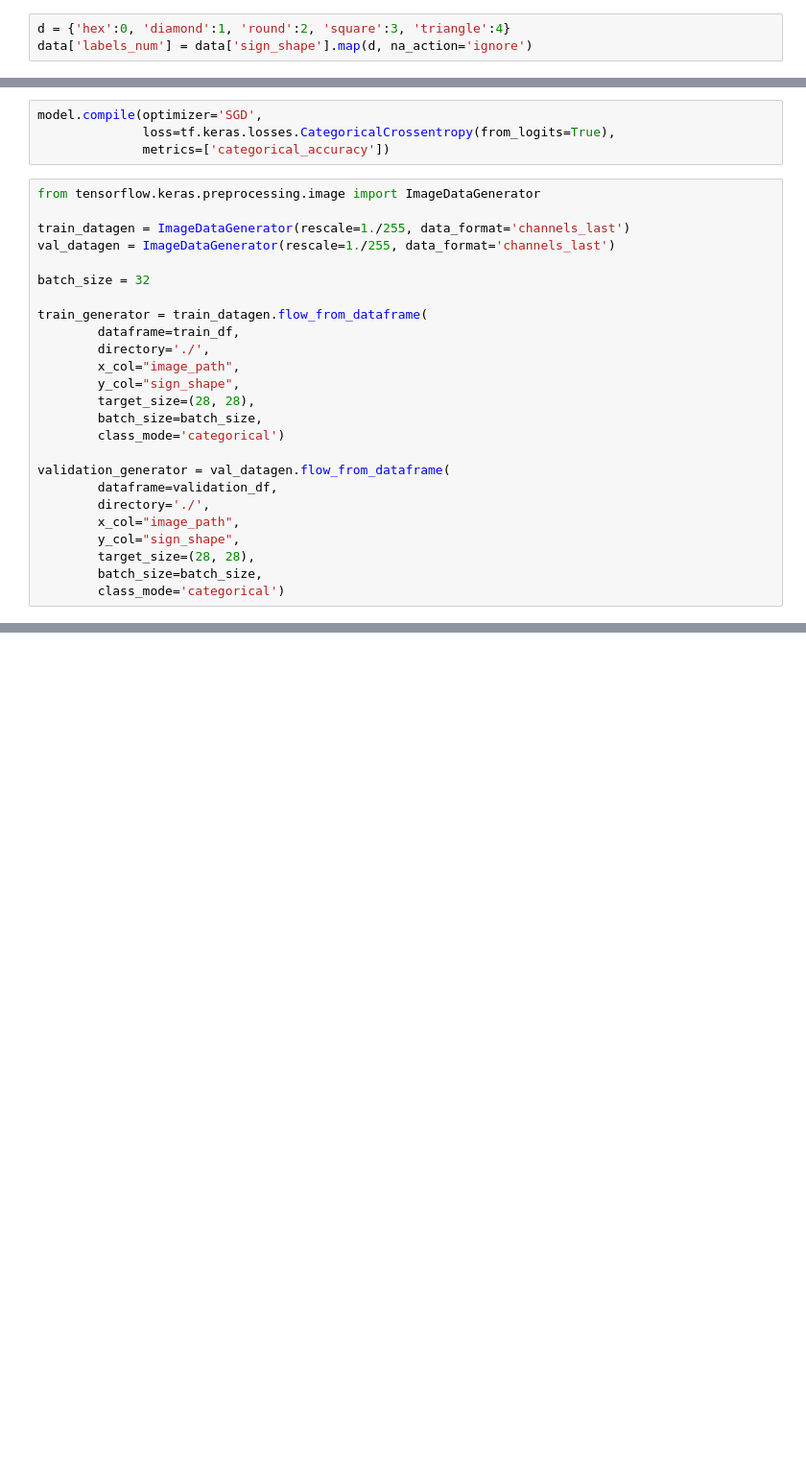
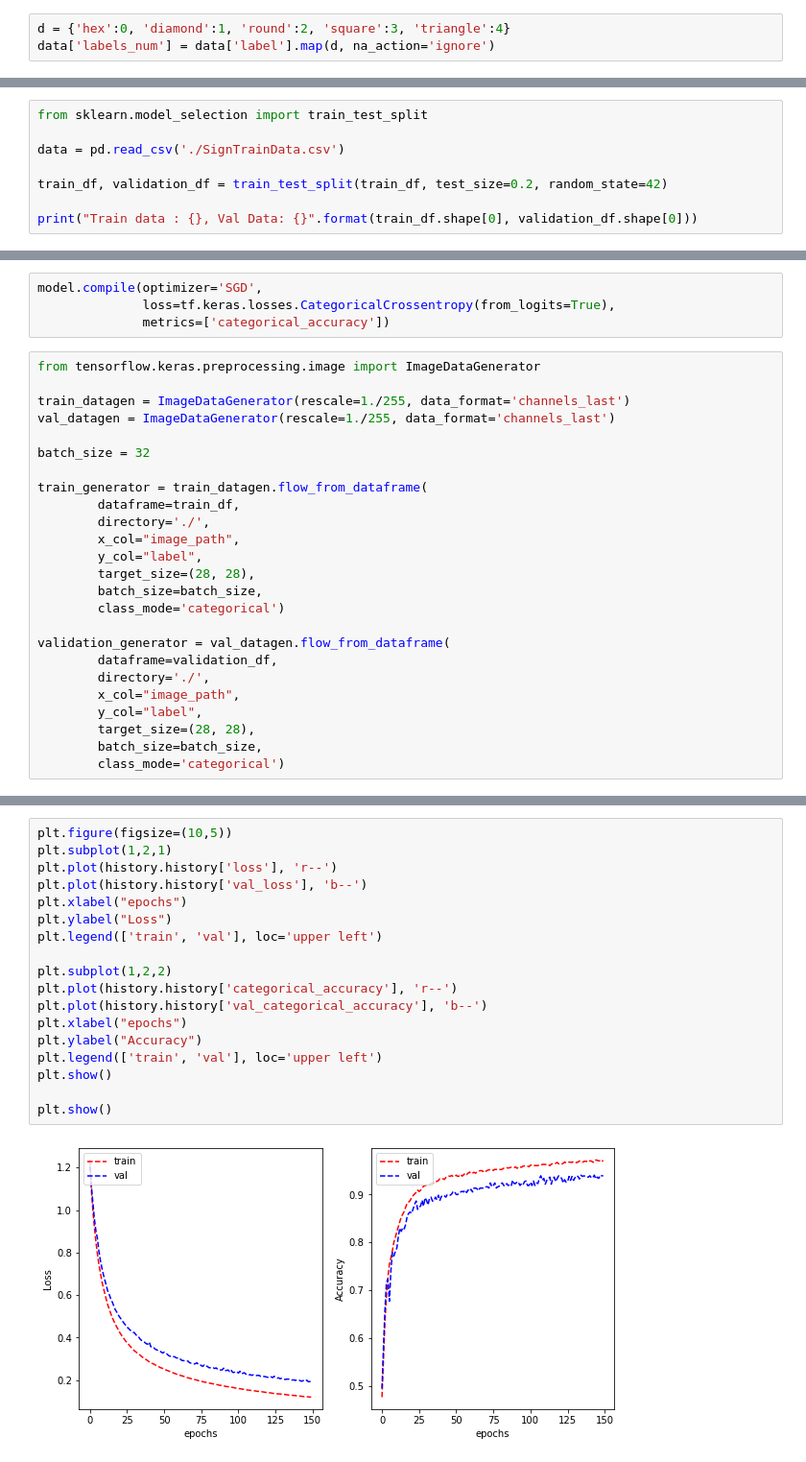
Before and after one commit to Lakindud2002/ML-Assignment2, a Jupyter notebook: Test.ipynb, the cells around one changed output, grey strips where cells are left out. Shown: that part at 96% size. Saved outputs shown, nothing was run; the diff lists cells and outputs as text; blank space fills up the shorter version.

```diff
--- a/Test.ipynb
+++ b/Test.ipynb
@@ -77,6 +77,6 @@ plt.show()
 # %%
 d = {'hex':0, 'diamond':1, 'round':2, 'square':3, 'triangle':4}
-data['labels_num'] = data['sign_shape'].map(d, na_action='ignore')
+data['labels_num'] = data['label'].map(d, na_action='ignore')
 # %%
 train_df = data[data['isVal']==0].reset_index()
 validation_df = data[data['isVal']==1].reset_index()
@@ -90,0 +91,8 @@ Train size: 2448, Val size: 1251
+# %%
+from sklearn.model_selection import train_test_split
+
+data = pd.read_csv('./SignTrainData.csv')
+
+train_df, validation_df = train_test_split(train_df, test_size=0.2, random_state=42)
+
+print("Train data : {}, Val Data: {}".format(train_df.shape[0], validation_df.shape[0]))
@@ -138,7 +148,7 @@ train_generator = train_datagen.flow_from_dataframe(
         dataframe=train_df,
         directory='./',
         x_col="image_path",
-        y_col="sign_shape",
+        y_col="label",
         target_size=(28, 28),
         batch_size=batch_size,
         class_mode='categorical')
@@ -147,7 +157,7 @@ validation_generator = val_datagen.flow_from_dataframe(
         dataframe=validation_df,
         directory='./',
         x_col="image_path",
-        y_col="sign_shape",
+        y_col="label",
         target_size=(28, 28),
         batch_size=batch_size,
         class_mode='categorical')
@@ -163,0 +169,20 @@ Detected at node 'categorical_crossentropy/softmax_cross_entropy_with_logits' de
+# %%
+plt.figure(figsize=(10,5))
+plt.subplot(1,2,1)
+plt.plot(history.history['loss'], 'r--')
+plt.plot(history.history['val_loss'], 'b--')
+plt.xlabel("epochs")
+plt.ylabel("Loss")
+plt.legend(['train', 'val'], loc='upper left')
+
+plt.subplot(1,2,2)
+plt.plot(history.history['categorical_accuracy'], 'r--')
+plt.plot(history.history['val_categorical_accuracy'], 'b--')
+plt.xlabel("epochs")
+plt.ylabel("Accuracy")
+plt.legend(['train', 'val'], loc='upper left')
+plt.show()
+
+plt.show()
+# %% [output]
+[figure, added]
```
Also changed, not shown: parts of 22 cells of this notebook, 7 other files.
